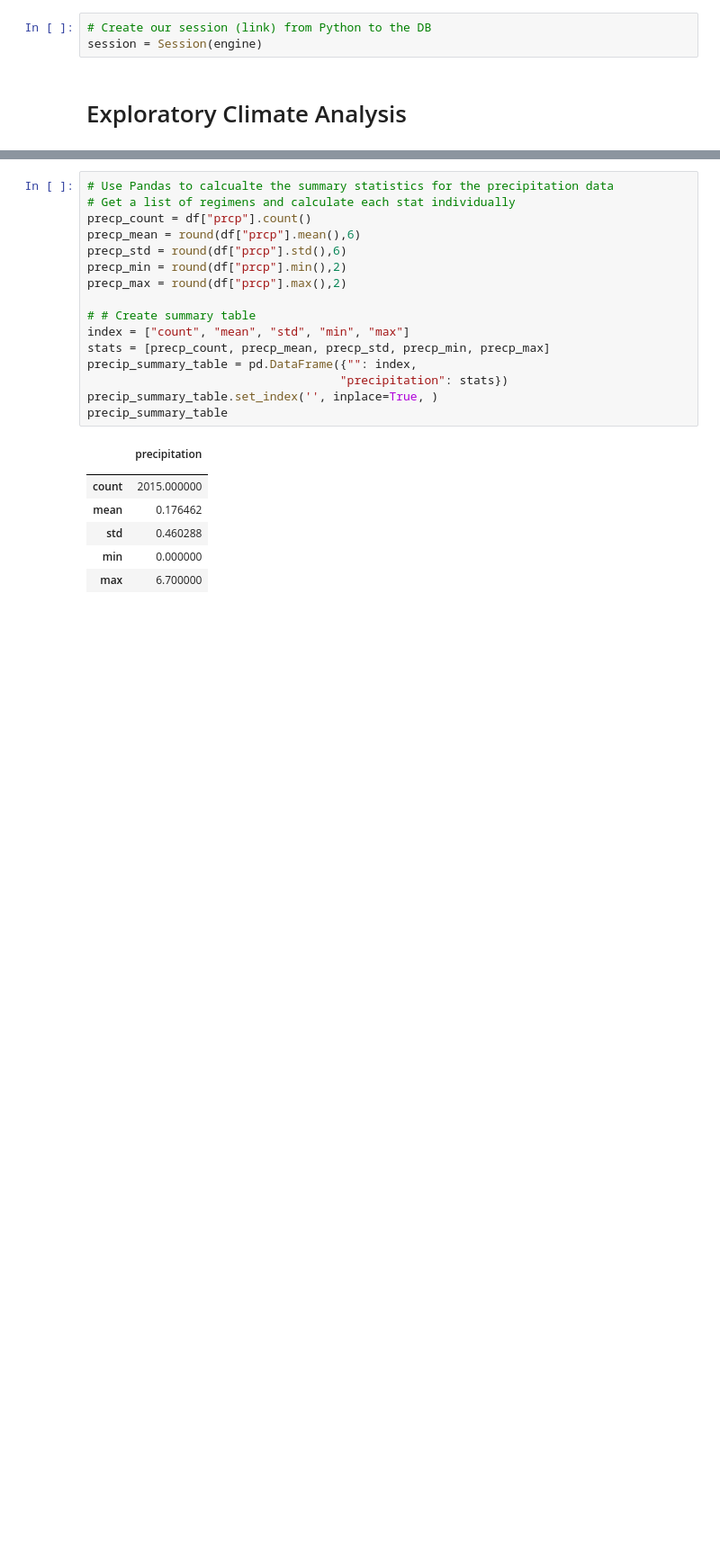
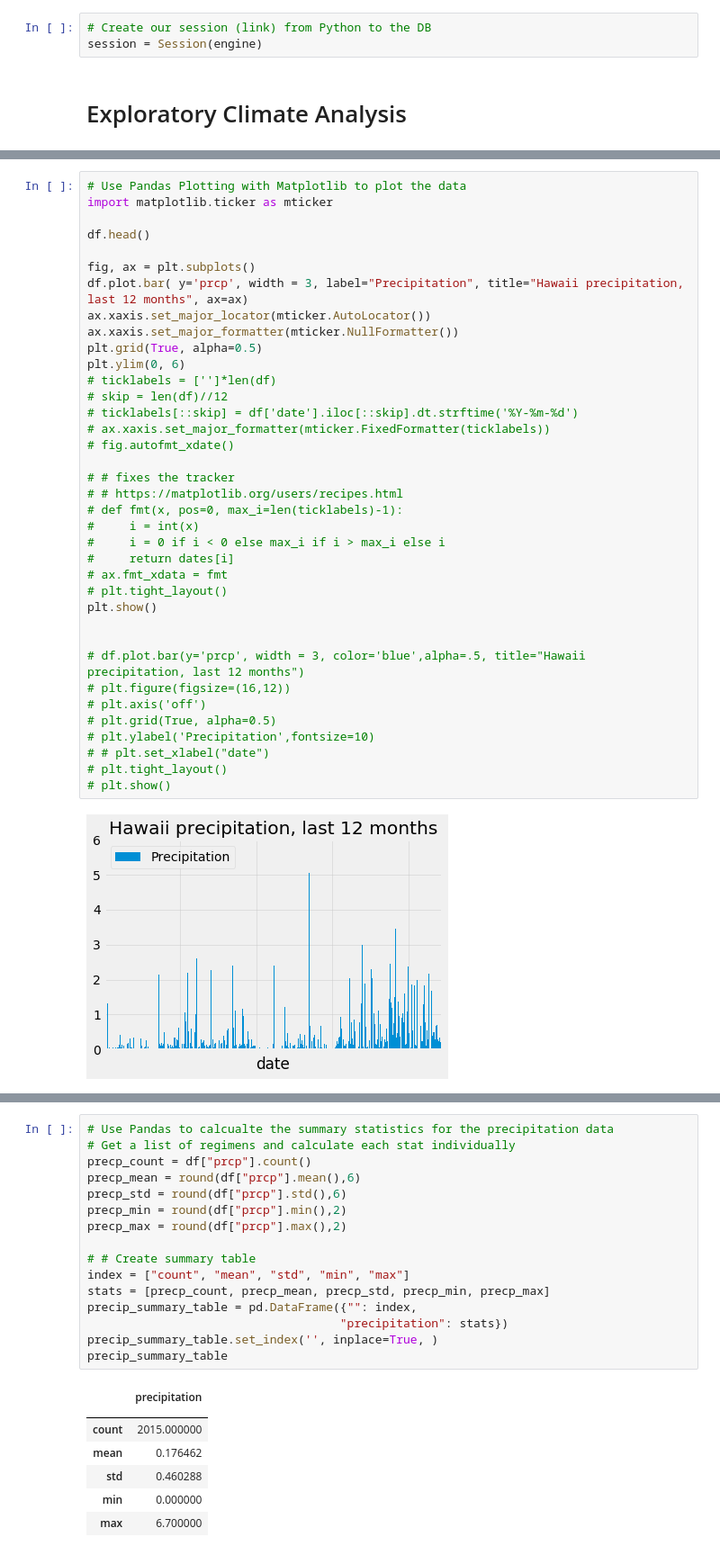
Before and after one commit to reimx007/sqlalchemy-challenge, a Jupyter notebook: climate_starter.ipynb, the cells around one changed output, grey strips where cells are left out. Shown: that part at 90% size. Drawn from its saved outputs; the diff is of its cells as text; blank space fills up the shorter version.

```diff
--- a/climate_starter.ipynb
+++ b/climate_starter.ipynb
@@ -74,5 +66,44 @@ plt.show()
 # %% [output]
 [figure]
+# %%
+# Use Pandas Plotting with Matplotlib to plot the data
+import matplotlib.ticker as mticker
+
+df.head()
+
+fig, ax = plt.subplots()
+df.plot.bar( y='prcp', width = 3, label="Precipitation", title="Hawaii precipitation, last 12 months", ax=ax)
+ax.xaxis.set_major_locator(mticker.AutoLocator())
+ax.xaxis.set_major_formatter(mticker.NullFormatter())
+plt.grid(True, alpha=0.5)
+plt.ylim(0, 6)
+# ticklabels = ['']*len(df)
+# skip = len(df)//12
+# ticklabels[::skip] = df['date'].iloc[::skip].dt.strftime('%Y-%m-%d')
+# ax.xaxis.set_major_formatter(mticker.FixedFormatter(ticklabels))
+# fig.autofmt_xdate()
+
+# # fixes the tracker
+# # https://matplotlib.org/users/recipes.html
+# def fmt(x, pos=0, max_i=len(ticklabels)-1):
+#     i = int(x)
+#     i = 0 if i < 0 else max_i if i > max_i else i
+#     return dates[i]
+# ax.fmt_xdata = fmt
+# plt.tight_layout()
+plt.show()
+
+
+# df.plot.bar(y='prcp', width = 3, color='blue',alpha=.5, title="Hawaii precipitation, last 12 months")
+# plt.figure(figsize=(16,12))
+# plt.axis('off')
+# plt.grid(True, alpha=0.5)
+# plt.ylabel('Precipitation',fontsize=10)
+# # plt.set_xlabel("date")
+# plt.tight_layout()
+# plt.show()
+# %% [output]
+[figure, added]
 # %% [markdown]
 ![precipitation](Images/precipitation.png)
 # %%
```
Also changed, not shown: parts of 3 cells of this notebook.
